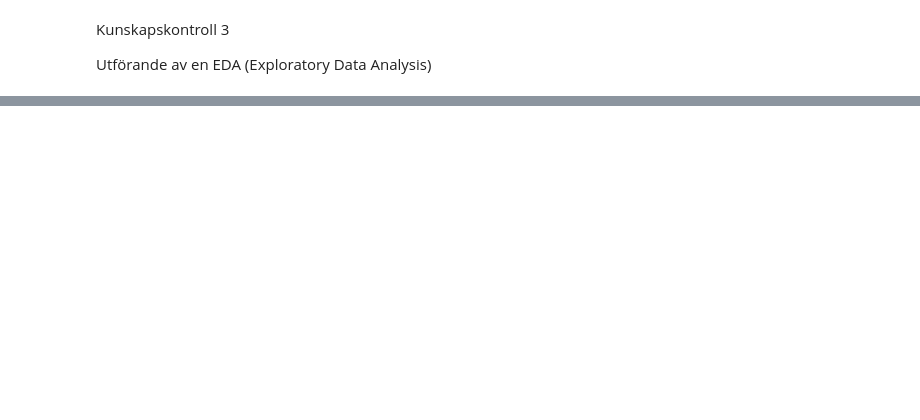
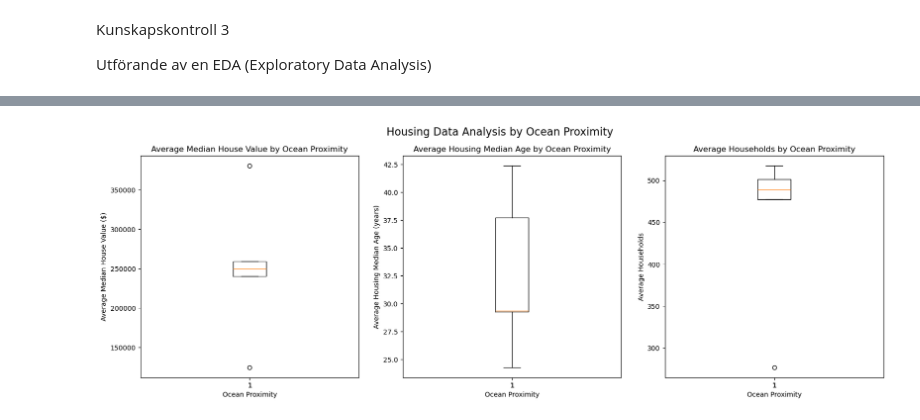
Before and after one commit to andygido/kunskapskontroll_2, a Jupyter notebook: kunskapskontroll_3.ipynb, the cells around one changed output, grey strips where cells are left out. Saved outputs shown, nothing was run; the diff lists cells and outputs as text; code cells hidden in the pictures; blank space fills up the shorter version.

```diff
--- a/kunskapskontroll_3.ipynb
+++ b/kunskapskontroll_3.ipynb
@@ -35,0 +283,33 @@ memory usage: 1.6+ MB
+# %%
+fig, axs = plt.subplots(1, 3, figsize=(20, 6), sharex=True)
+price_proximity_data = dataset_1.loc[:, ['median_house_value']]
+price_proximity_x_data = price_proximity_data.index
+price_proximity_y_data = price_proximity_data['median_house_value']
+
+age_proximity_data = dataset_1.loc[:, ['housing_median_age']]
+age_proximity_x_data = age_proximity_data.index
+age_proximity_y_data = age_proximity_data['housing_median_age']
+
+household_proximity_data = dataset_1.loc[:, ['households']]
+household_proximity_x_data = household_proximity_data.index
+household_proximity_y_data = household_proximity_data['households']
+
+axs[0].boxplot(price_proximity_y_data)
+axs[0].set_title('Average Median House Value by Ocean Proximity')
+axs[0].set_xlabel('Ocean Proximity')
+axs[0].set_ylabel('Average Median House Value ($)')
+
+axs[1].boxplot(age_proximity_y_data)
+axs[1].set_title('Average Housing Median Age by Ocean Proximity')
+axs[1].set_xlabel('Ocean Proximity')
+axs[1].set_ylabel('Average Housing Median Age (years)')
+
+axs[2].boxplot(household_proximity_y_data)
+axs[2].set_title('Average Households by Ocean Proximity')
+axs[2].set_xlabel('Ocean Proximity')
+axs[2].set_ylabel('Average Households')
+
+fig.suptitle('Housing Data Analysis by Ocean Proximity', fontsize=16)
+plt.show()
+# %% [output]
+[figure, added]
```
Also changed, not shown: parts of 16 cells of this notebook, 2 other files.
